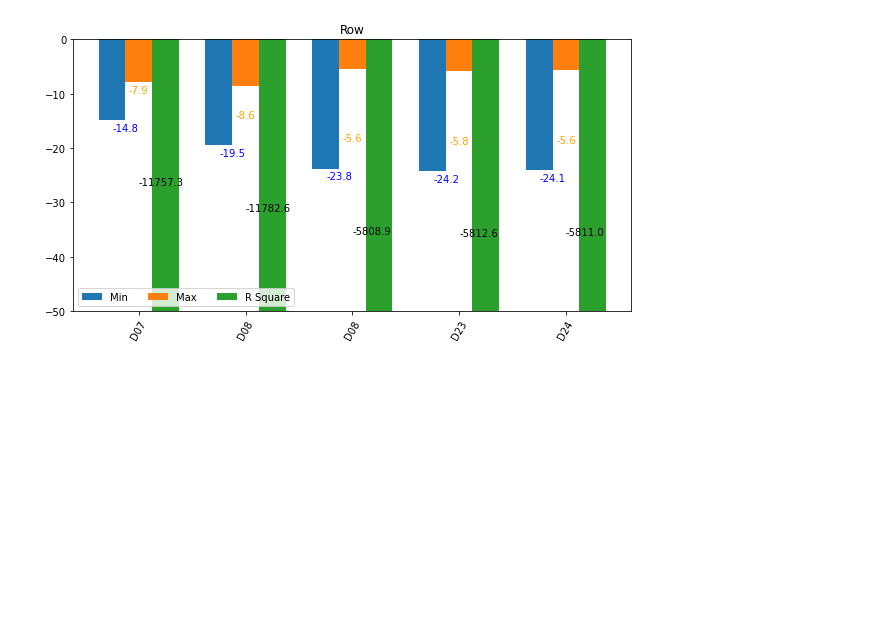
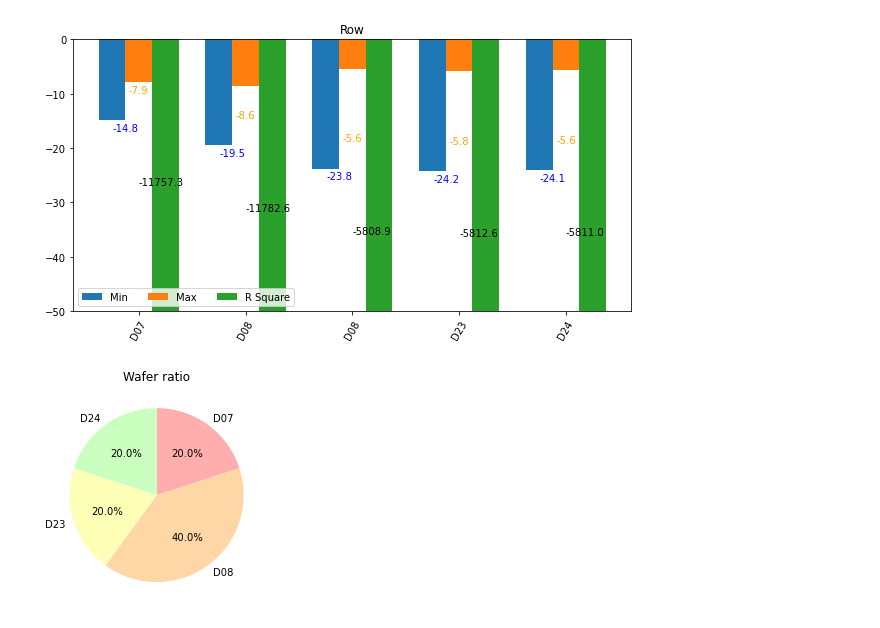
Before and after one commit to HYUB3/project, a Jupyter notebook: Jupyteranalysis.ipynb, the cells around one changed output. Cells and saved outputs as stored; diff of their text form; code cells hidden in the pictures; blank space fills up the shorter version.

```diff
--- a/Jupyteranalysis.ipynb
+++ b/Jupyteranalysis.ipynb
@@ -79,3 +81,14 @@ for idx, rect in enumerate(bar1):
 plt.show()
 # %% [output]
 [figure]
+# %%
+grp = df.groupby('Wafer')
+values = [grp.size()['D07'],grp.size()['D08'],grp.size()['D23'],grp.size()['D24']]
+labels = ['D07', 'D08','D23','D24']
+colors = ['#ffadad', '#ffd6a5', '#fdffb6', '#caffbf', '#9bf6ff', '#a0c4ff']
+
+plt.pie(values,labels = labels, autopct ='%.1f%%', startangle = 90, counterclock = False, colors = colors)
+plt.title('Wafer ratio')
+plt.show()
+# %% [output]
+[figure, added]
```
Also changed, not shown: parts of 3 cells of this notebook, 3 other files.
